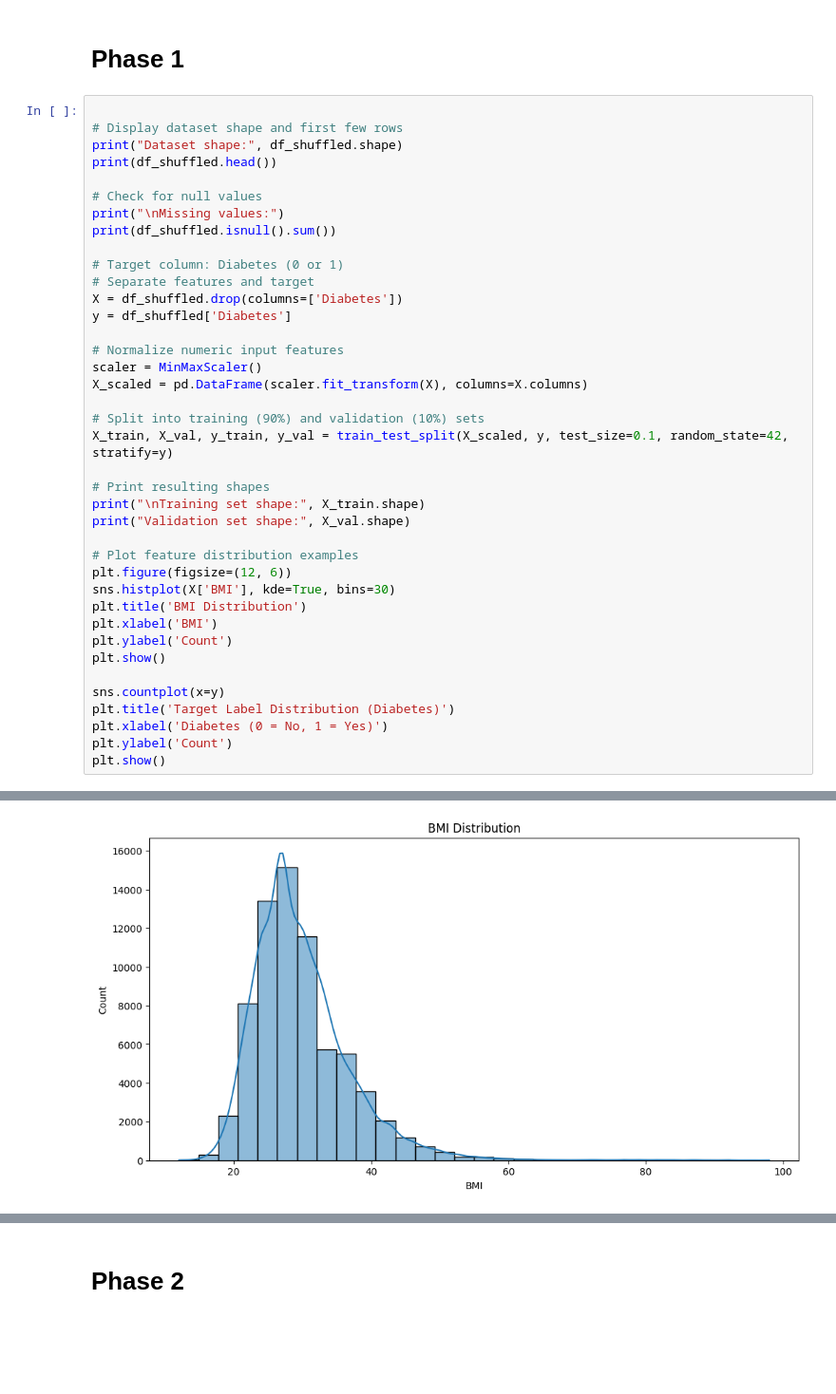
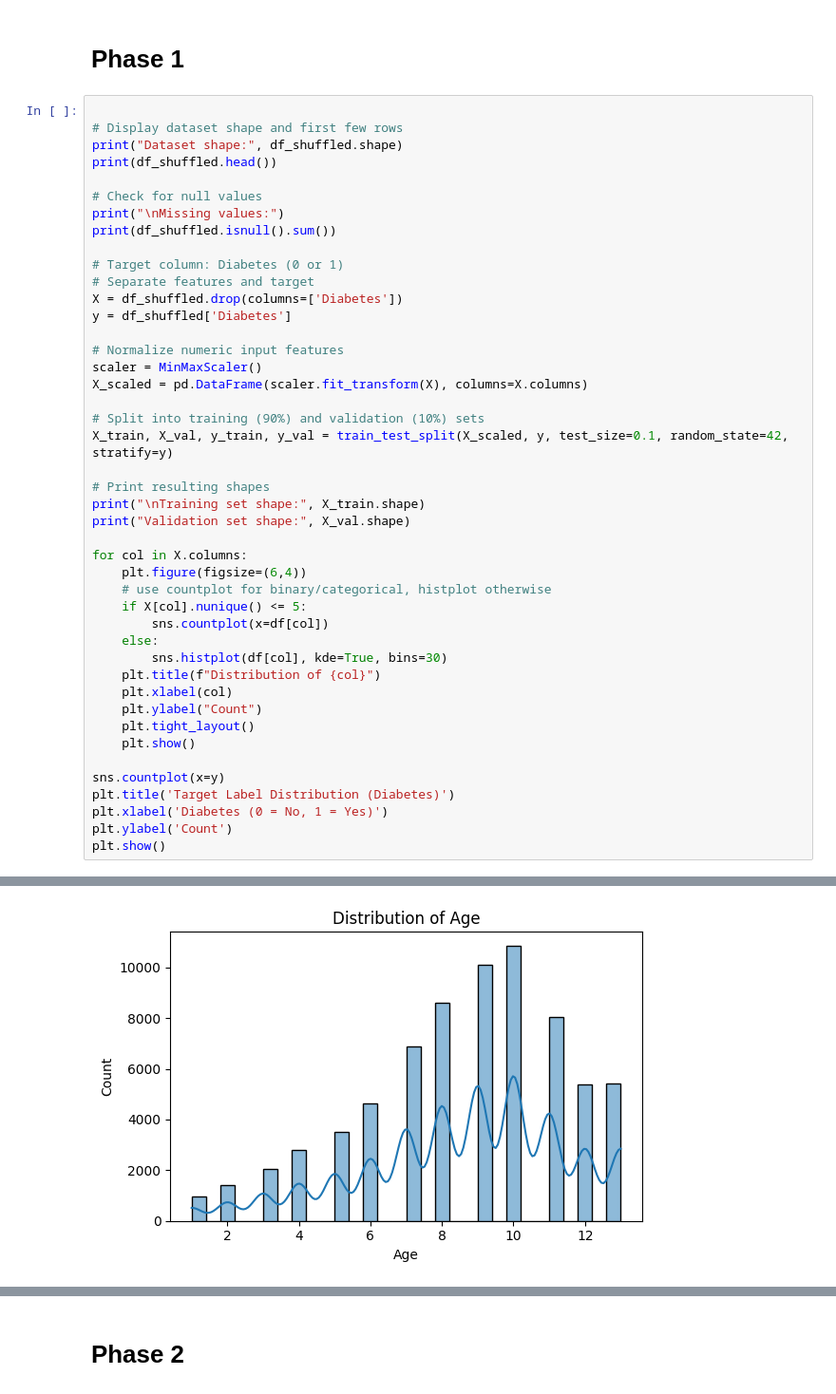
Before and after one commit to LucasChaney/CMPSCI4300, a Jupyter notebook: Final_Project/Final_Proj.ipynb, the cells around one changed output, grey strips where cells are left out. Shown at 95% size. Drawn from its saved outputs; the diff is of its cells as text; blank space fills up the shorter version.

Commit message:
Added visualization for phase 1.

```diff
--- a/Final_Project/Final_Proj.ipynb
+++ b/Final_Project/Final_Proj.ipynb
@@ -139,38 +139,43 @@ X_scaled = pd.DataFrame(scaler.fit_transform(X), columns=X.columns)
 X_train, X_val, y_train, y_val = train_test_split(X_scaled, y, test_size=0.1, random_state=42, stratify=y)
 
 # Print resulting shapes
 print("\nTraining set shape:", X_train.shape)
 print("Validation set shape:", X_val.shape)
 
-# Plot feature distribution examples
-plt.figure(figsize=(12, 6))
-sns.histplot(X['BMI'], kde=True, bins=30)
-plt.title('BMI Distribution')
-plt.xlabel('BMI')
-plt.ylabel('Count')
-plt.show()
+for col in X.columns:
+    plt.figure(figsize=(6,4))
+    # use countplot for binary/categorical, histplot otherwise
+    if X[col].nunique() <= 5:
+        sns.countplot(x=df[col])
+    else:
+        sns.histplot(df[col], kde=True, bins=30)
+    plt.title(f"Distribution of {col}")
+    plt.xlabel(col)
+    plt.ylabel("Count")
+    plt.tight_layout()
+    plt.show()
 
 sns.countplot(x=y)
 plt.title('Target Label Distribution (Diabetes)')
 plt.xlabel('Diabetes (0 = No, 1 = Yes)')
 plt.ylabel('Count')
 plt.show()
 # %% [output]
 Dataset shape: (70692, 18)
     Age  Sex  HighChol  CholCheck   BMI  Smoker  HeartDiseaseorAttack  \
 0  10.0  0.0       1.0        1.0  23.0     1.0                   0.0
 1  13.0  0.0       0.0        1.0  33.0     1.0                   0.0
 2   8.0  1.0       1.0        1.0  27.0     1.0                   0.0
 3   7.0  1.0       1.0        1.0  29.0     1.0                   0.0
 4   6.0  1.0       0.0        1.0  47.0     0.0                   0.0
 
    PhysActivity  Fruits  Veggies  HvyAlcoholConsump  GenHlth  MentHlth  \
 0           1.0     0.0      1.0                0.0      4.0       0.0
 1           0.0     1.0      1.0                0.0      3.0       0.0
 2           1.0     1.0      1.0                0.0      2.0       0.0
 ... (29 lines left out)
 dtype: int64
 
 Training set shape: (63622, 17)
 Validation set shape: (7070, 17)
-[figure, old version]
+[figure, new version]
```
Also changed, not shown: parts of 3 cells of this notebook.
